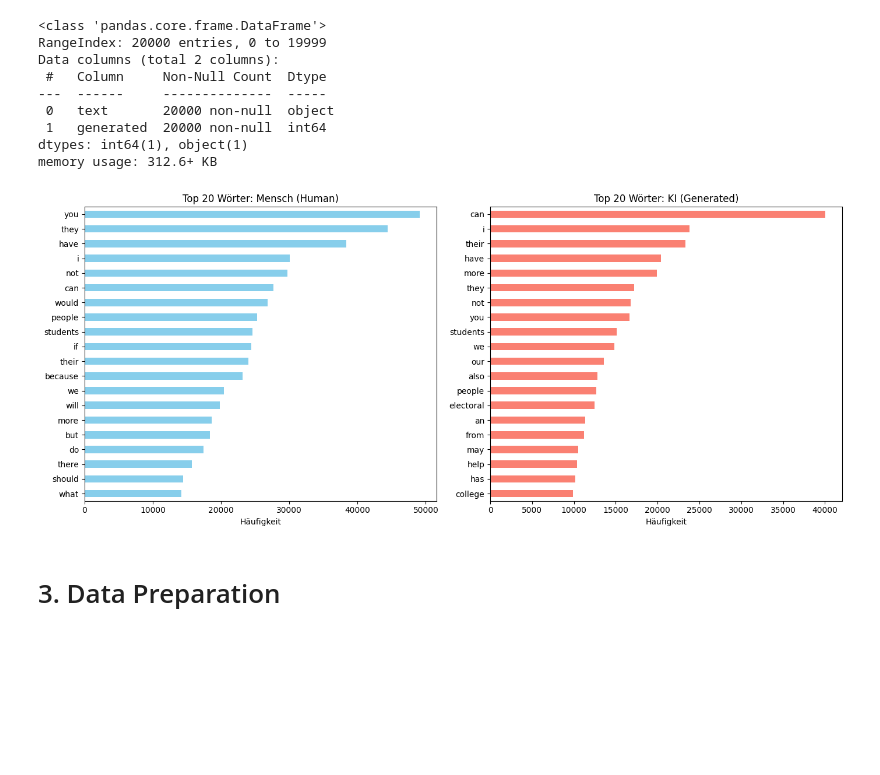
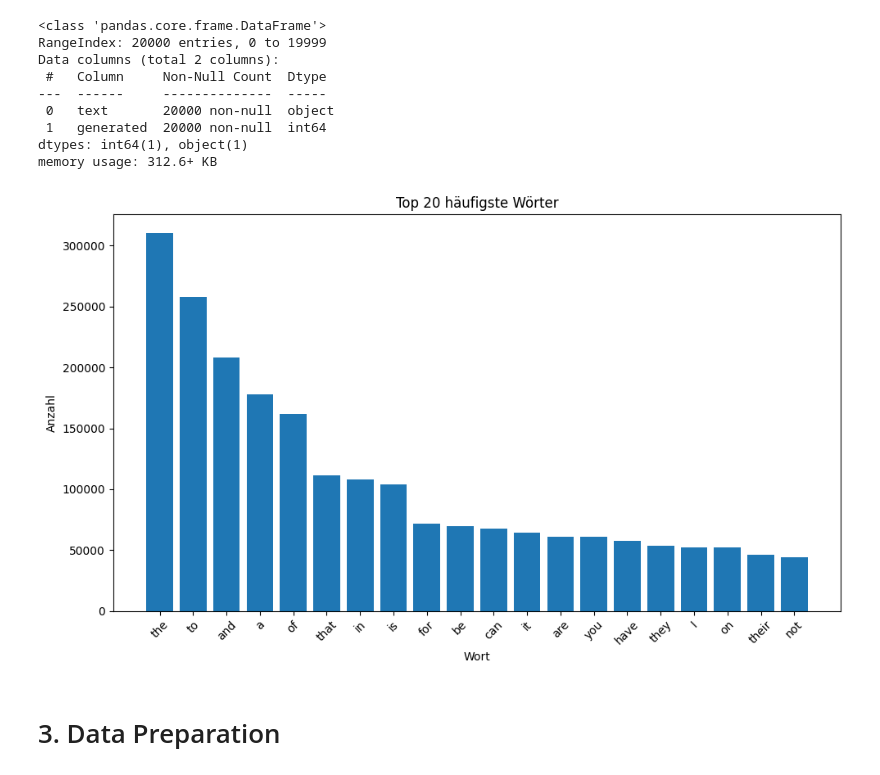
Before and after one commit to andreashubertus/DSundKI2, a Jupyter notebook: main.ipynb, the cells around one changed output. Saved outputs shown, nothing was run; the diff lists cells and outputs as text; code cells hidden in the pictures; blank space fills up the shorter version.

```diff
--- a/main.ipynb
+++ b/main.ipynb
@@ -110,42 +111,31 @@ Data columns (total 2 columns):
 dtypes: int64(1), object(1)
 memory usage: 312.6+ KB
 # %%
-import pandas as pd
-import numpy as np
-import matplotlib.pyplot as plt
+df["tokens"] = df["text"].str.split()
 
-df_human = df[df["generated"] == 0].copy()
-df_ai = df[df["generated"] == 1].copy()
+word_list = np.concatenate(df["tokens"].values)
 
-stopwords = {"the", "and", "to", "of", "a", "in", "is", "that", "it", "for", "on", "with", "as", "this", "be", "are", "or", "by"}
 
-def get_top_words_pandas(dataframe, n=20):
-    dataframe["tokens"] = dataframe["text"].astype(str).str.lower().str.split()
+word_counts = pd.Series(word_list).value_counts()
+word_counts = word_counts.reset_index()
+word_counts.columns = ["word", "count"]
 
-    all_words = np.concatenate(dataframe["tokens"].values)
+word_counts.head()
 
-    word_series = pd.Series(all_words)
-    word_series = word_series[~word_series.isin(stopwords)]
+top_n = 20
+top_words = word_counts.head(top_n)
 
-    return word_series.value_counts().head(n)
-
-top_human = get_top_words_pandas(df_human)
-top_ai = get_top_words_pandas(df_ai)
-
-fig, (ax1, ax2) = plt.subplots(1, 2, figsize=(14, 6))
-
-top_human.sort_values().plot(kind='barh', ax=ax1, color='skyblue')
-ax1.set_title('Top 20 Wörter: Mensch (Human)')
-ax1.set_xlabel('Häufigkeit')
-
-top_ai.sort_values().plot(kind='barh', ax=ax2, color='salmon')
-ax2.set_title('Top 20 Wörter: KI (Generated)')
-ax2.set_xlabel('Häufigkeit')
-
+# Plot
+plt.figure(figsize=(10, 6))
+plt.bar(top_words["word"], top_words["count"])
+plt.title(f"Top {top_n} häufigste Wörter")
+plt.xlabel("Wort")
+plt.ylabel("Anzahl")
+plt.xticks(rotation=45)
 plt.tight_layout()
 plt.show()
 # %% [output]
-[figure, old version]
+[figure, new version]
 # %% [markdown]
 # 3. Data Preparation
 # %% [markdown]
```
Also changed, not shown: parts of 1 cell of this notebook.
